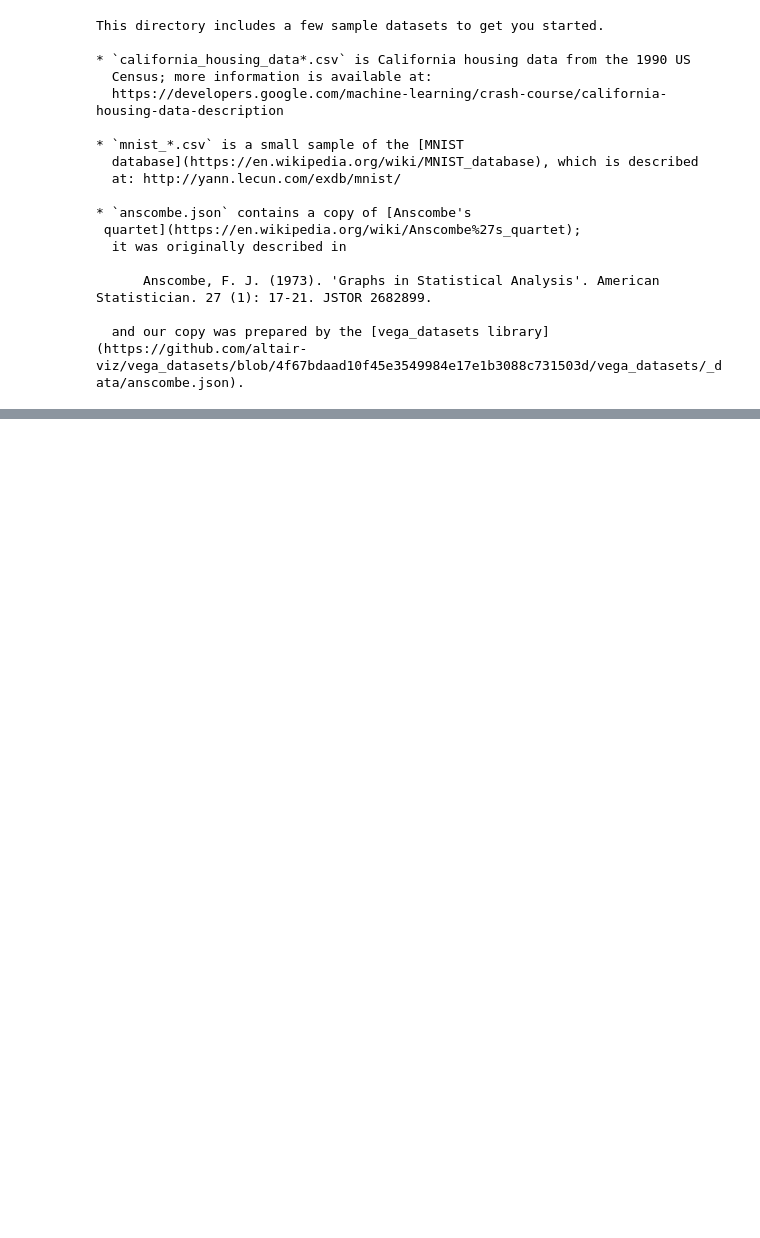
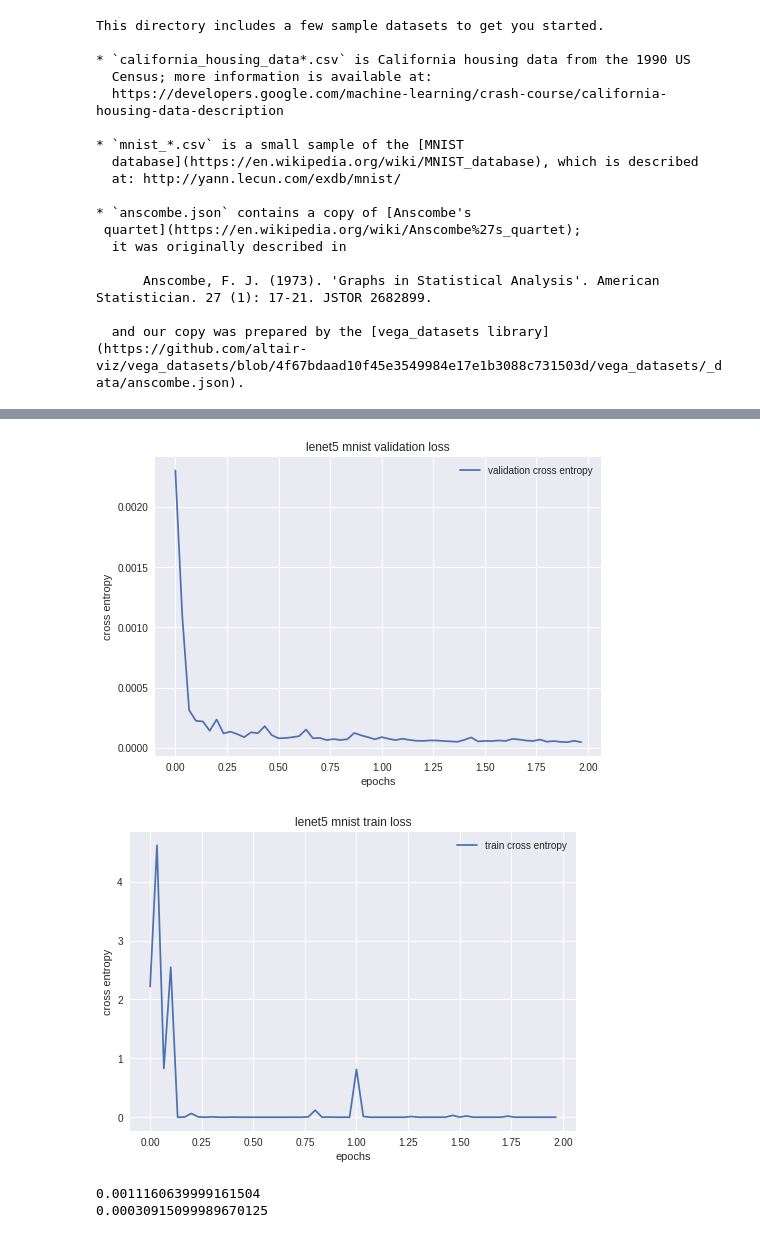
Before and after one commit to parthsdoshi/nn-lenet5-cifar100, a Jupyter notebook: lenet5.ipynb, the cells around one changed output, grey strips where cells are left out. Drawn from its saved outputs; the diff is of its cells as text; code cells hidden in the pictures; blank space fills up the shorter version.

```diff
--- a/lenet5.ipynb
+++ b/lenet5.ipynb
@@ -257,11 +243,13 @@ fc_validation_accuracy = validation_accuracy
 # %%
 lenet5_mnist_dev = lenet5_mnist.to(device)
 opt = O.SGD(lenet5_mnist_dev.parameters(), lr=0.01)
-criterion = nn.CrossEntropyLoss()
+criterion = nn.CrossEntropyLoss(reduction="mean")
 train_cross_entropy = []
 train_accuracy = []
 validation_cross_entropy = []
 validation_accuracy = []
+
+best_model_accuracy = 0
 
 for epoch in range(2):
     n_correct = 0
@@ -272,7 +260,7 @@ for epoch in range(2):
         N = x.shape[0]
 
         # training mode (for things like dropout)
-        fc_mnist_dev.train()
+        lenet5_mnist_dev.train()
 
         # clear previous gradients
         opt.zero_grad()
@@ -288,7 +276,7 @@ for epoch in range(2):
         n_total += N
 
         # evaluation mode (e.g. adds dropped neurons back in)
-        fc_mnist_dev.eval()
+        lenet5_mnist_dev.eval()
         if i % validate_every == 0:
             n_val_correct = 0
             n_val_total = 0
@@ -310,7 +298,11 @@ for epoch in range(2):
             print(f"[epoch {epoch + 1}, iteration {i}] \t accuracy: {n_val_correct / n_val_total} \t cross entropy: {v_cross_entropy_sum / n_val_total}")
             validation_accuracy.append(n_val_correct / n_val_total)
             validation_cross_entropy.append(v_cross_entropy_sum / n_val_total)
+            if n_val_correct / n_val_total >= best_model_accuracy:
+                best_model_accuracy = n_val_correct / n_val_total
+                print("saving")
+                torch.save(lenet5_mnist_dev.state_dict(), './lenet5_mnist')
 
-    print(f"epoch {epoch + 1} accumulated accuracy: {n_correct / n_total}")
+    print(f"epoch {epoch + 1} accumulated train accuracy: {n_correct / n_total}")
     train_accuracy.append(n_correct / n_total)
 # %% [output]
@@ -333,0 +326,5 @@ epoch 2 accumulated accuracy: 0.9811
+# %%
+l5_mnist_train_cross_entropy = train_cross_entropy
+l5_mnist_train_accuracy = train_accuracy
+l5_mnist_validation_cross_entropy = validation_cross_entropy
+l5_mnist_validation_accuracy = validation_accuracy
@@ -333,0 +365,26 @@ epoch 2 accumulated accuracy: 0.9811
+# %%
+l5_y = np.array(l5_mnist_train_cross_entropy)[0::2000]
+l5_y.shape
+l5_y_test = np.array(l5_mnist_validation_cross_entropy)
+l5_y_test.shape
+x = np.array(list(range(0, 120000, 2000)))
+x = x / 60000
+x
+plt.plot(x, l5_y_test, label='validation cross entropy')
+plt.xlabel('epochs')
+plt.ylabel('cross entropy')
+plt.title('lenet5 mnist validation loss')
+plt.legend()
+plt.show()
+
+plt.plot(x, l5_y, label='train cross entropy')
+plt.xlabel('epochs')
+plt.ylabel('cross entropy')
+plt.title('lenet5 mnist train loss')
+plt.legend()
+plt.show()
+# 2000*60
+# len(mnist_train_loader)
+# %% [output]
+[figure, added]
+[figure, added]
@@ -333,0 +393,21 @@ epoch 2 accumulated accuracy: 0.9811
+# %%
+for x, y in mnist_test_loader:
+    x = x.to(device)
+
+    t = time.process_time()
+    lenet5_mnist_dev.forward(x)
+    elapsed_time = time.process_time() - t
+    print(elapsed_time)
+
+    N = x.shape[0]
+    x = x.view(N, -1)
+
+    t = time.process_time()
+    fc_mnist_dev.forward(x)
+    elapsed_time = time.process_time() - t
+    print(elapsed_time)
+
+    break
+# %% [output]
+0.0011160639999161504
+0.00030915099989670125
```
Also changed, not shown: parts of 16 cells of this notebook.
